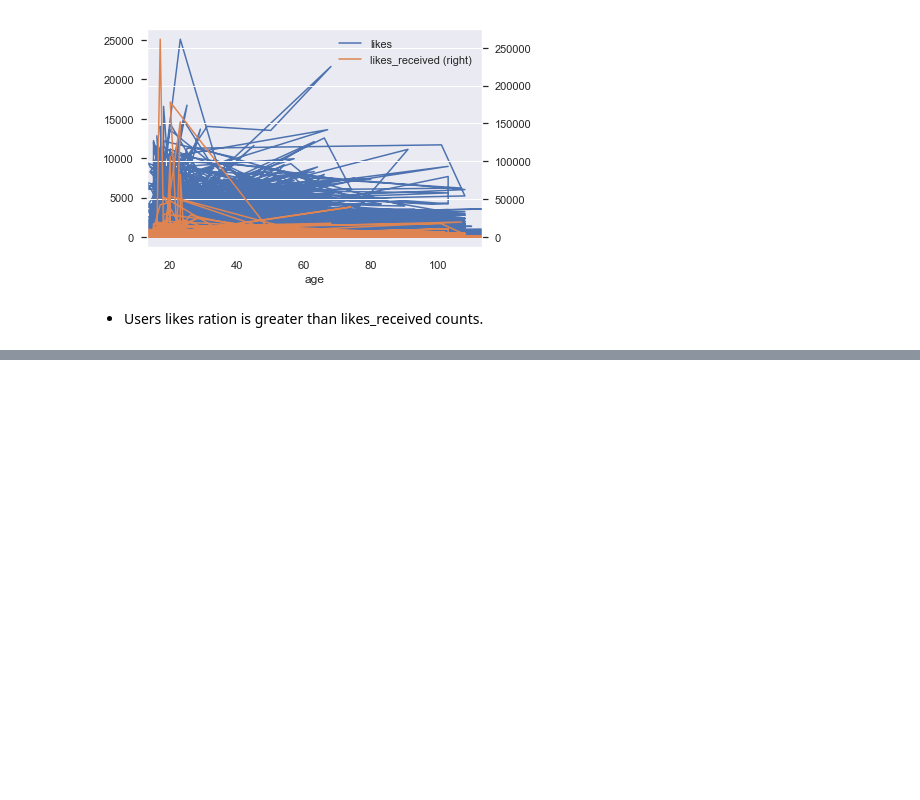
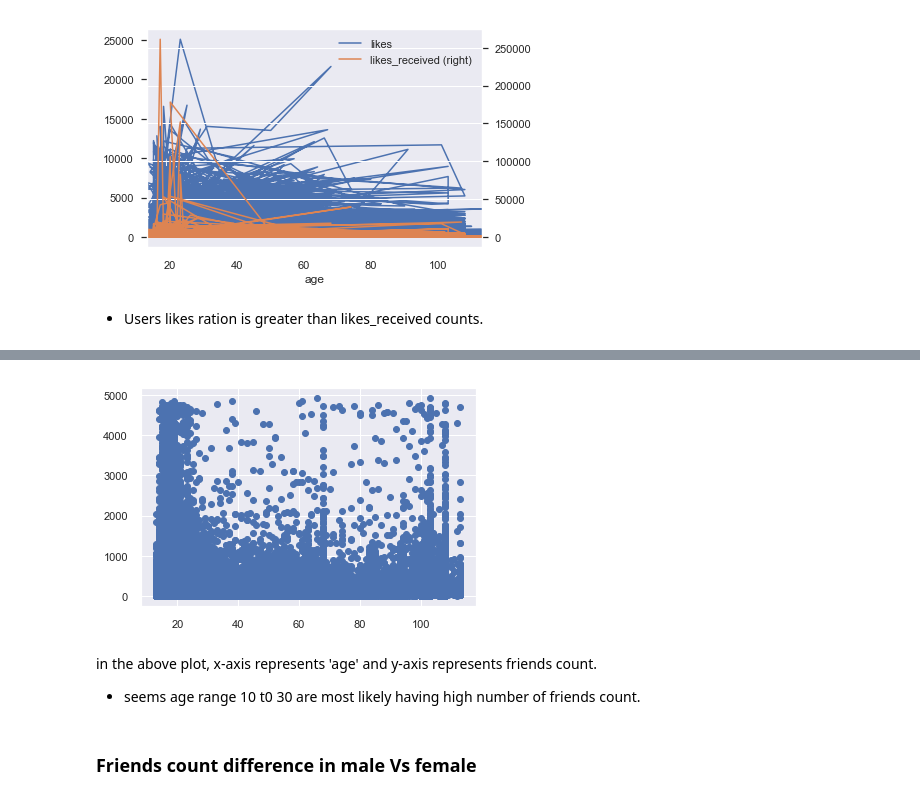
Before and after one commit to thammaneni/SocialMediaActiveUsers, a Jupyter notebook: Facebook_dataset.ipynb, the cells around one changed output, grey strips where cells are left out. Drawn from its saved outputs; the diff is of its cells as text; code cells hidden in the pictures; blank space fills up the shorter version.

```diff
--- a/Facebook_dataset.ipynb
+++ b/Facebook_dataset.ipynb
@@ -331,0 +389,10 @@ fb_cleandf.plot(x = 'age', y = 'likes_received', ax = ax, secondary_y = True)
+# %%
+plt.scatter(fb_cleandf['age'], fb_cleandf['friend_count'])
+plt.show()
+# %% [output]
+[figure, added]
+# %% [markdown]
+in the above plot, x-axis represents 'age' and y-axis represents friends count.
+- seems age range 10 t0 30 are most likely having high number of friends count.
+# %% [markdown]
+### Friends count difference in male Vs female
```
Also changed, not shown: parts of 26 cells of this notebook.
